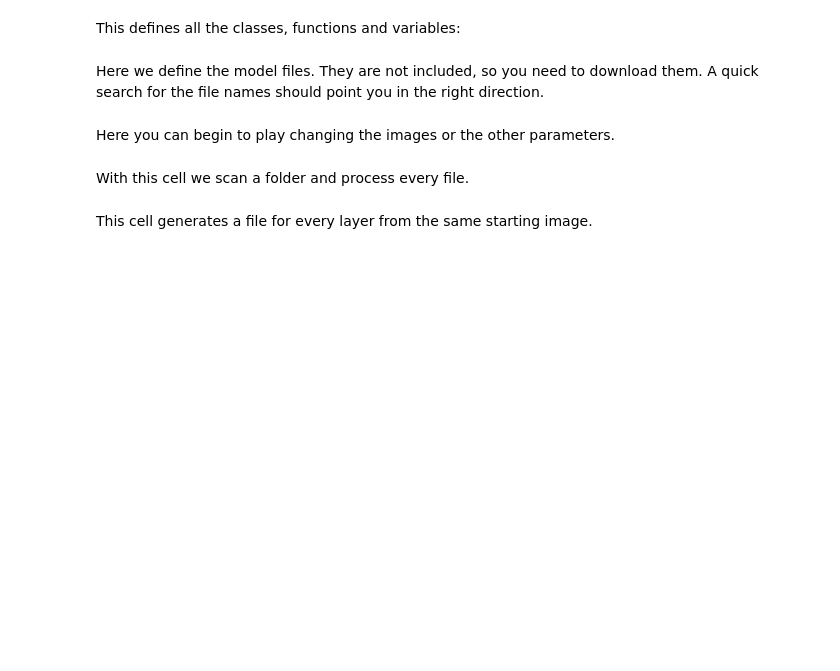
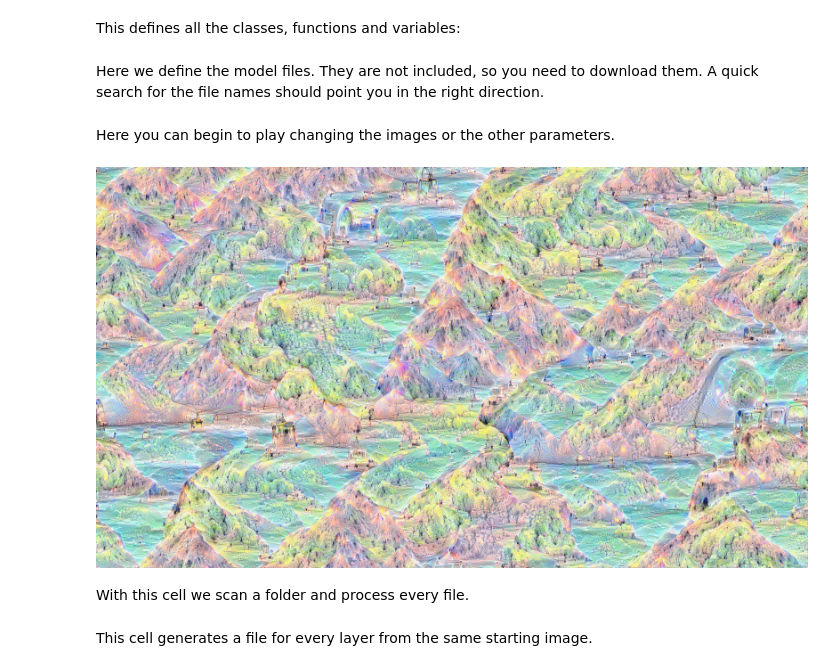
Before and after one commit to spiorf/deepdream, a Jupyter notebook: superdream.ipynb, the cells around one changed output. Saved outputs shown, nothing was run; the diff lists cells and outputs as text; code cells hidden in the pictures; blank space fills up the shorter version.

```diff
--- a/superdream.ipynb
+++ b/superdream.ipynb
@@ -240,19 +242,30 @@ model_path = '/Users/spiorf/Desktop/deepdream/models/' # substitute your path he
 net_fn   = model_path + 'deploy.prototxt'
 param_fn = model_path + 'bvlc_googlenet.caffemodel'
+# %%
+model_path = '/Users/spiorf/Desktop/deepdream/models/googlenet_places205/' # substitute your path here
+net_fn   = model_path + 'deploy_places205.protxt'
+param_fn = model_path + 'googlelet_places205_train_iter_2400000.caffemodel'
 # %% [markdown]
 Here you can begin to play changing the images or the other parameters.
 # %%
+rootdir = '/Users/spiorf/Desktop/dreams/'
+name_prefix = '_out_'
+
 bc = BatCountry(model_path,deploy_path=net_fn, model_path=param_fn)
 end=layernames[80]
 
-img = np.float32(PIL.Image.open('/Users/spiorf/Desktop/deepdream/source_images/wall720.jpg'))
+img = np.float32(PIL.Image.open('/Users/spiorf/Desktop/deepdream/source_images/wall.jpg'))
 features = bc.prepare_guide(PIL.Image.open('/Users/spiorf/Desktop/deepdream/guide_images/pines.jpg'), end=end)
 
 #image = bc.dream(img, iter_n=20, octave_n=4, octave_scale=1.3, end=end, verbose=True, visualize=False)
-image = bc.dream(img, iter_n=50, octave_n=28, octave_scale=1.1, end=end, objective_fn=BatCountry.guided_objective,
+image = bc.dream(img, iter_n=50, octave_n=7, octave_scale=1.5, end=end, objective_fn=BatCountry.guided_objective,
                  objective_features=features, verbose=True, visualize=False)
 bc.cleanup()
 showarray(image)
+filename = ''.join(random.SystemRandom().choice(string.ascii_uppercase + string.digits) for _ in range(10))
+PIL.Image.fromarray(np.uint8(image)).save(rootdir + name_prefix + "%s.jpg"%filename)
+# %% [output]
+[figure, added]
 # %% [markdown]
 With this cell we scan a folder and process every file.
 # %%
```
Also changed, not shown: parts of 3 cells of this notebook, 1 other file.
